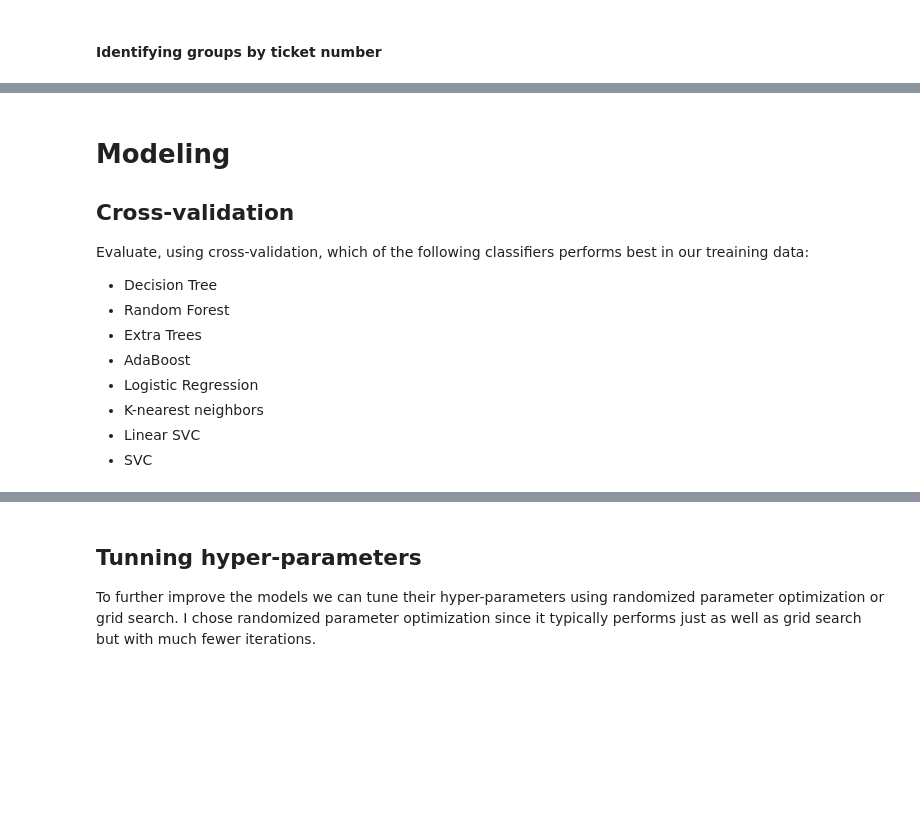
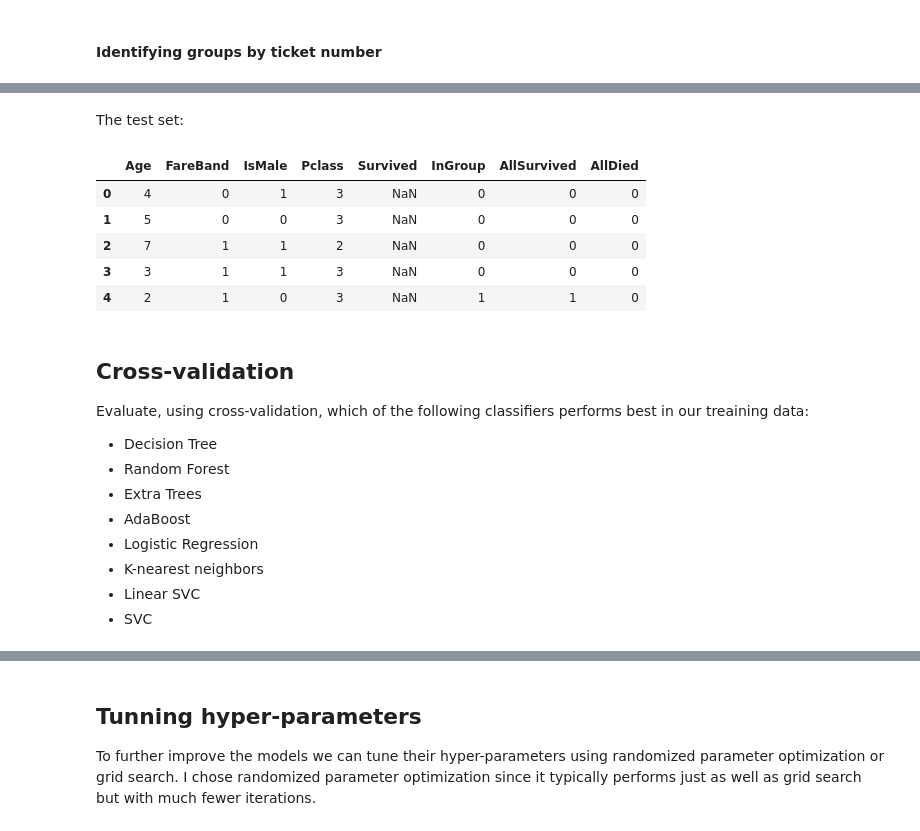
Before and after one commit to davidtvs/kaggle-titanic, a Jupyter notebook: surviving-the-titanic.ipynb, the cells around one changed output, grey strips where cells are left out. Drawn from its saved outputs; the diff is of its cells as text; code cells hidden in the pictures; blank space fills up the shorter version.

```diff
--- a/surviving-the-titanic.ipynb
+++ b/surviving-the-titanic.ipynb
@@ -463,6 +547,15 @@ dataset.tail()
+# %% [markdown]
+The test set:
+# %%
+test.head()
+# %% [output]
+|  | Age | FareBand | IsMale | Pclass | Survived | InGroup | AllSurvived | AllDied |
+| 0 | 4 | 0 | 1 | 3 | NaN | 0 | 0 | 0 |
+| 1 | 5 | 0 | 0 | 3 | NaN | 0 | 0 | 0 |
+| 2 | 7 | 1 | 1 | 2 | NaN | 0 | 0 | 0 |
+| 3 | 3 | 1 | 1 | 3 | NaN | 0 | 0 | 0 |
+| 4 | 2 | 1 | 0 | 3 | NaN | 1 | 1 | 0 |
 # %% [markdown]
-# Modeling
-
 ## Cross-validation
 
 Evaluate, using cross-validation, which of the following classifiers performs best in our treaining data:
```
Also changed, not shown: parts of 24 cells of this notebook.
